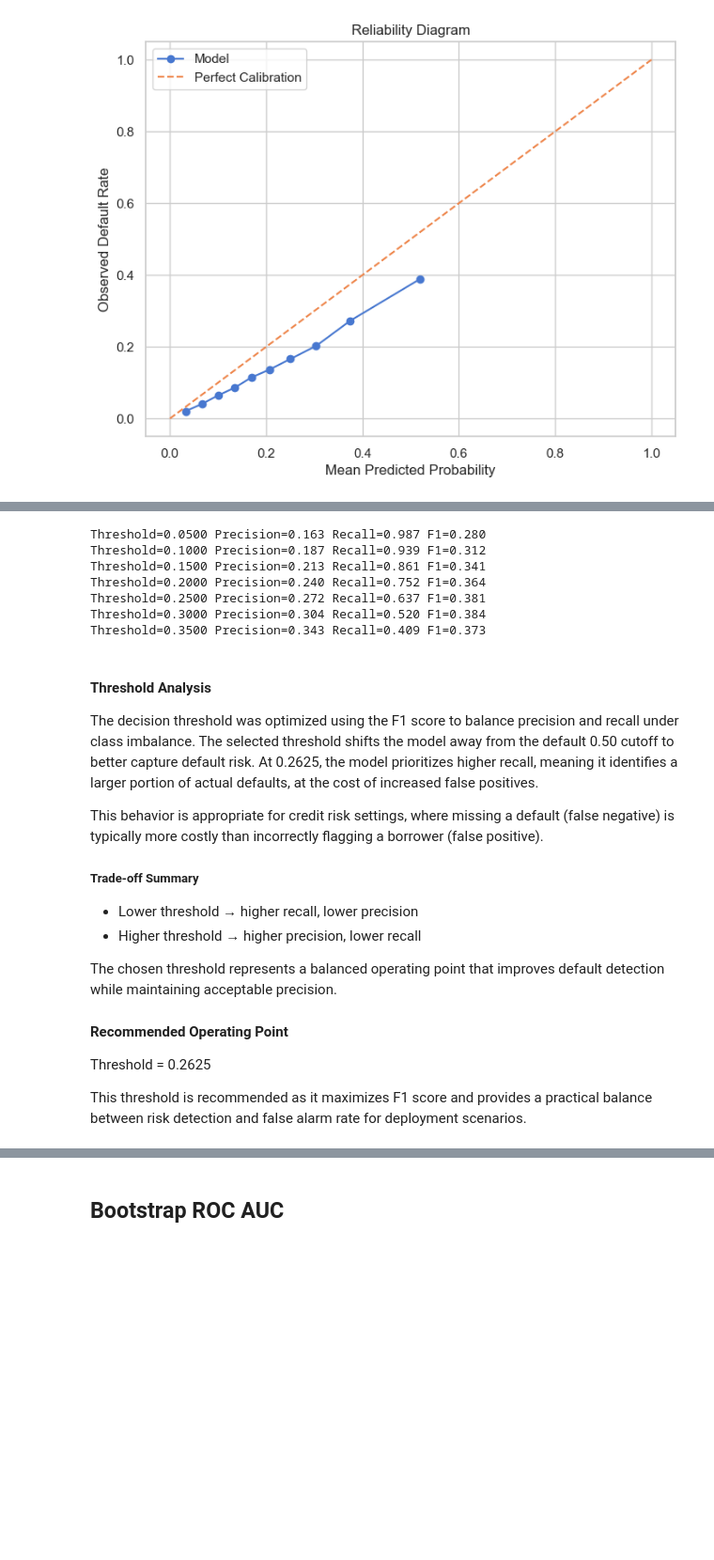
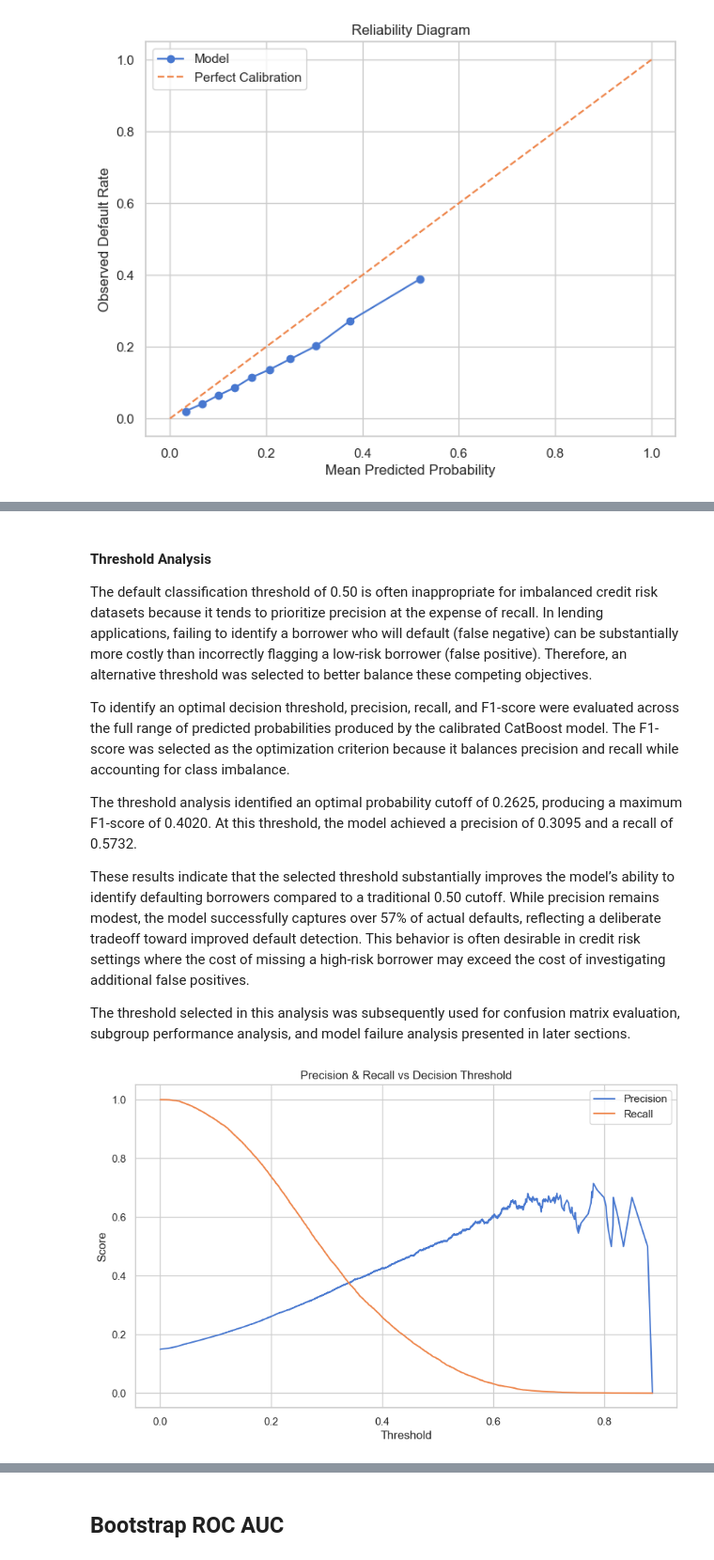
Before and after one commit to mariahwaslie/Loan-Default-Prediction-System-, a Jupyter notebook: notebooks/final_model.ipynb, the cells around one changed output, grey strips where cells are left out. Shown at 94% size. Saved outputs shown, nothing was run; the diff lists cells and outputs as text; code cells hidden in the pictures; blank space fills up the shorter version.

```diff
--- a/notebooks/final_model.ipynb
+++ b/notebooks/final_model.ipynb
@@ -764,30 +728,35 @@ Predicted=0.482 Actual=0.418
 
 Brier Score:  0.1151
 calibration_error: 0.04644
-# %%
-check_proba_distribution(cat_boost_model,X_test)
-# %% [output]
-Threshold=0.0500 Precision=0.163 Recall=0.987 F1=0.280
-Threshold=0.1000 Precision=0.187 Recall=0.939 F1=0.312
-Threshold=0.1500 Precision=0.213 Recall=0.861 F1=0.341
-Threshold=0.2000 Precision=0.240 Recall=0.752 F1=0.364
-Threshold=0.2500 Precision=0.272 Recall=0.637 F1=0.381
-Threshold=0.3000 Precision=0.304 Recall=0.520 F1=0.384
-Threshold=0.3500 Precision=0.343 Recall=0.409 F1=0.373
 # %% [markdown]
 #### Threshold Analysis
 
-The decision threshold was optimized using the F1 score to balance precision and recall under class imbalance. The selected threshold shifts the model away from the default 0.50 cutoff to better capture default risk. At 0.2625, the model prioritizes higher recall, meaning it identifies a larger portion of actual defaults, at the cost of increased false positives.
+The default classification threshold of 0.50 is often inappropriate for imbalanced credit risk datasets because it tends to prioritize precision at the expense of recall. In lending applications, failing to identify a borrower who will default (false negative) can be substantially more costly than incorrectly flagging a low-risk borrower (false positive). Therefore, an alternative threshold was selected to better balance these competing objectives.
 
-This behavior is appropriate for credit risk settings, where missing a default (false negative) is typically more costly than incorrectly flagging a borrower (false positive).
+To identify an optimal decision threshold, precision, recall, and F1-score were evaluated across the full range of predicted probabilities produced by the calibrated CatBoost model. The F1-score was selected as the optimization criterion because it balances precision and recall while accounting for class imbalance.
 
-##### Trade-off Summary
-* Lower threshold → higher recall, lower precision
-* Higher threshold → higher precision, lower recall
+The threshold analysis identified an optimal probability cutoff of 0.2625, producing a maximum F1-score of 0.4020. At this threshold, the model achieved a precision of 0.3095 and a recall of 0.5732.
 
-The chosen threshold represents a balanced operating point that improves default detection while maintaining acceptable precision.
-#### Recommended Operating Point
-Threshold = 0.2625
+These results indicate that the selected threshold substantially improves the model’s ability to identify defaulting borrowers compared to a traditional 0.50 cutoff. While precision remains modest, the model successfully captures over 57% of actual defaults, reflecting a deliberate tradeoff toward improved default detection. This behavior is often desirable in credit risk settings where the cost of missing a high-risk borrower may exceed the cost of investigating additional false positives.
 
-This threshold is recommended as it maximizes F1 score and provides a practical balance between risk detection and false alarm rate for deployment scenarios.
+The threshold selected in this analysis was subsequently used for confusion matrix evaluation, subgroup performance analysis, and model failure analysis presented in later sections.
+# %%
+precision, recall, thresholds = precision_recall_curve(y_test, y_prob)
+
+# thresholds is shorter by 1
+thresholds = thresholds
+
+plt.figure(figsize=(10,6))
+
+plt.plot(thresholds, precision[:-1], label="Precision")
+plt.plot(thresholds, recall[:-1], label="Recall")
+
+plt.xlabel("Threshold")
+plt.ylabel("Score")
+plt.title("Precision & Recall vs Decision Threshold")
+plt.legend()
+plt.grid(True)
+plt.show()
+# %% [output]
+[figure, added]
 # %%
```
Also changed, not shown: parts of 36 cells of this notebook, 1 other file.
